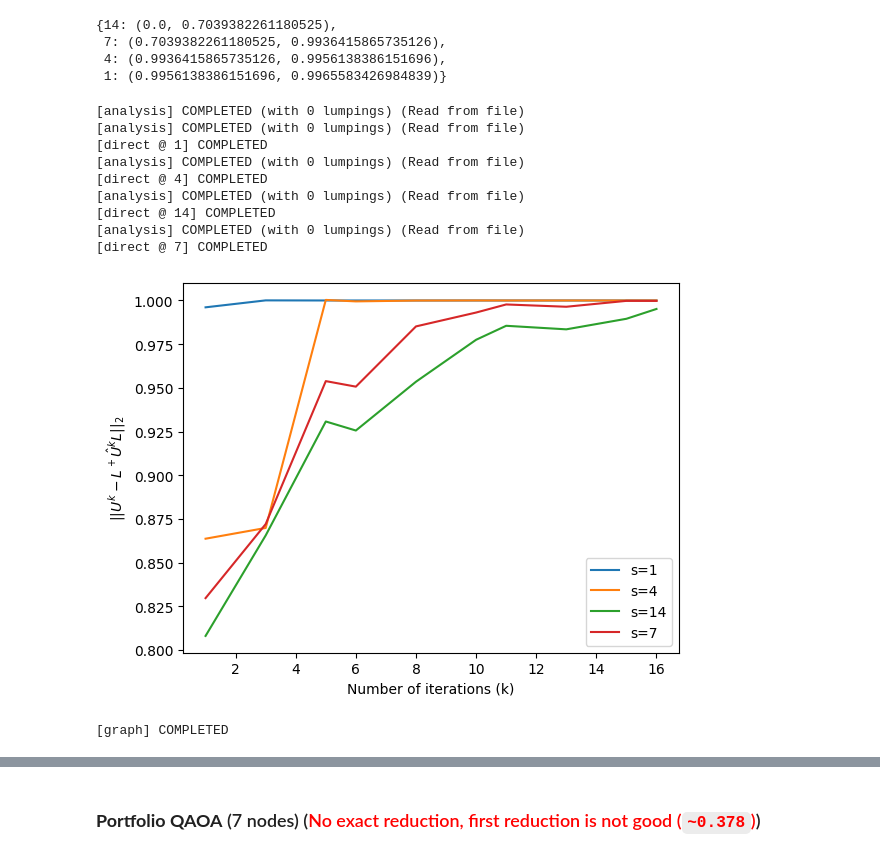
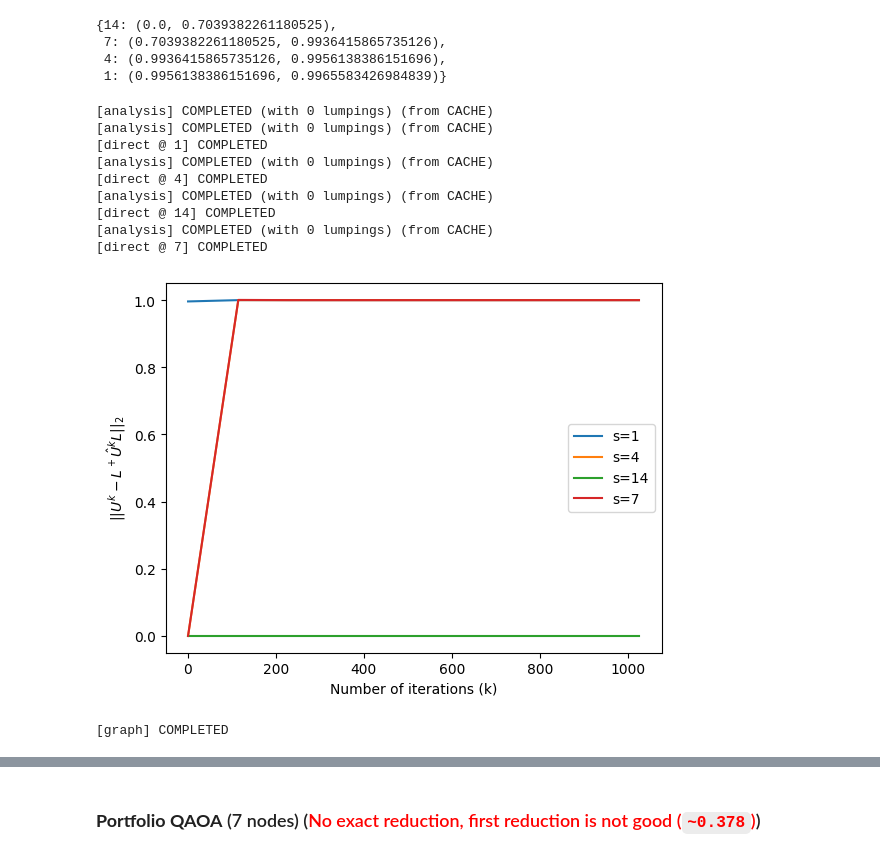
Before and after one commit to Antonio-JP/CLUE, a Jupyter notebook: notebooks/numerical_quantum.ipynb, the cells around one changed output, grey strips where cells are left out. Saved outputs shown, nothing was run; the diff lists cells and outputs as text; code cells hidden in the pictures.

```diff
--- a/notebooks/numerical_quantum.ipynb
+++ b/notebooks/numerical_quantum.ipynb
@@ -167,17 +167,17 @@ epsilon_intervals(A, threshold)
  4: (0.9936415865735126, 0.9956138386151696),
  1: (0.9956138386151696, 0.9965583426984839)}
 # %%
-generate_error_graph(GS, threshold=threshold)
+generate_error_graph(GS, iter_size=20, threshold=threshold)
 # %% [output]
-[analysis] COMPLETED (with 0 lumpings) (Read from file)
-[analysis] COMPLETED (with 0 lumpings) (Read from file)
+[analysis] COMPLETED (with 0 lumpings) (from CACHE)
+[analysis] COMPLETED (with 0 lumpings) (from CACHE)
 [direct @ 1] COMPLETED
-[analysis] COMPLETED (with 0 lumpings) (Read from file)
+[analysis] COMPLETED (with 0 lumpings) (from CACHE)
 [direct @ 4] COMPLETED
-[analysis] COMPLETED (with 0 lumpings) (Read from file)
+[analysis] COMPLETED (with 0 lumpings) (from CACHE)
 [direct @ 14] COMPLETED
-[analysis] COMPLETED (with 0 lumpings) (Read from file)
+[analysis] COMPLETED (with 0 lumpings) (from CACHE)
 [direct @ 7] COMPLETED
-[figure, old version]
+[figure, new version]
 [graph] COMPLETED
 # %%
```
Also changed, not shown: parts of 22 cells of this notebook, 7 other files.
